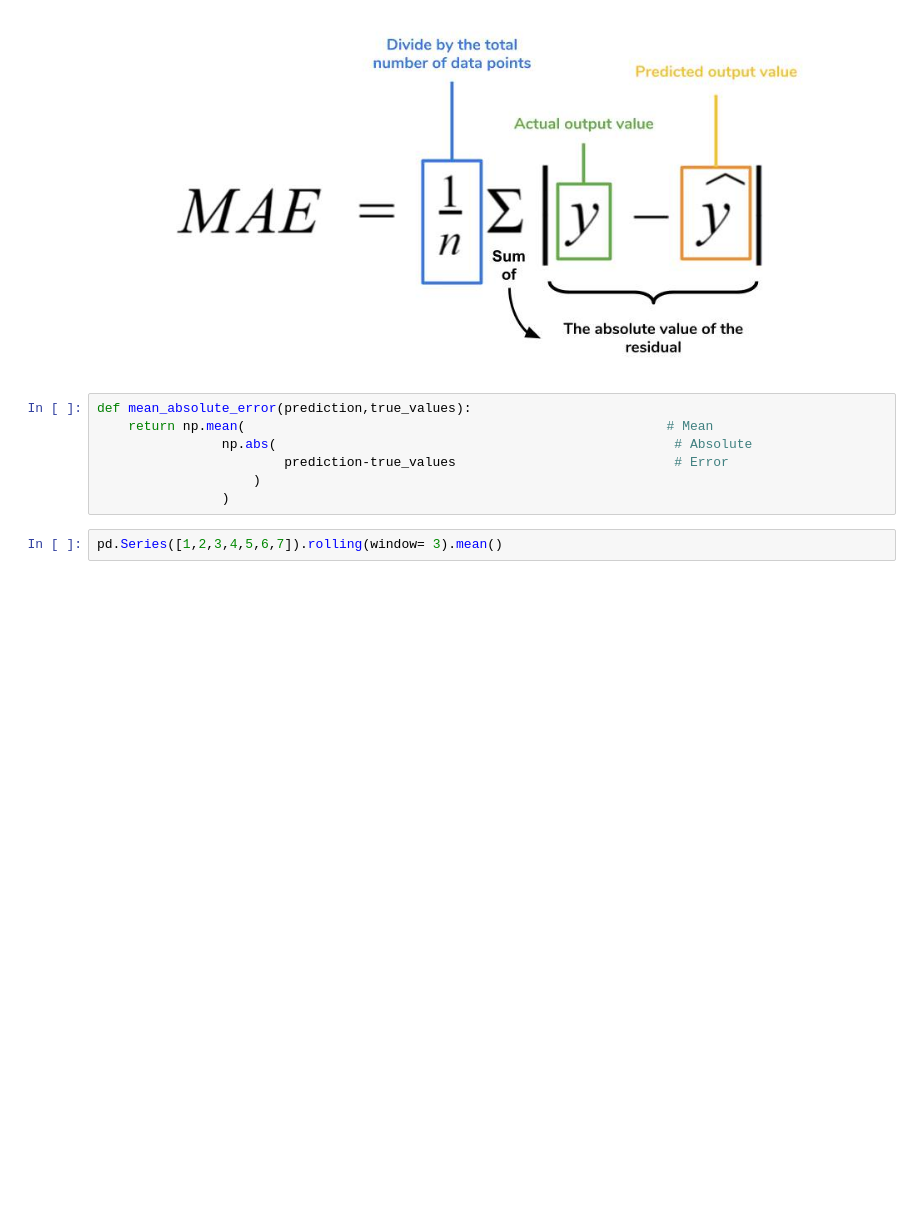
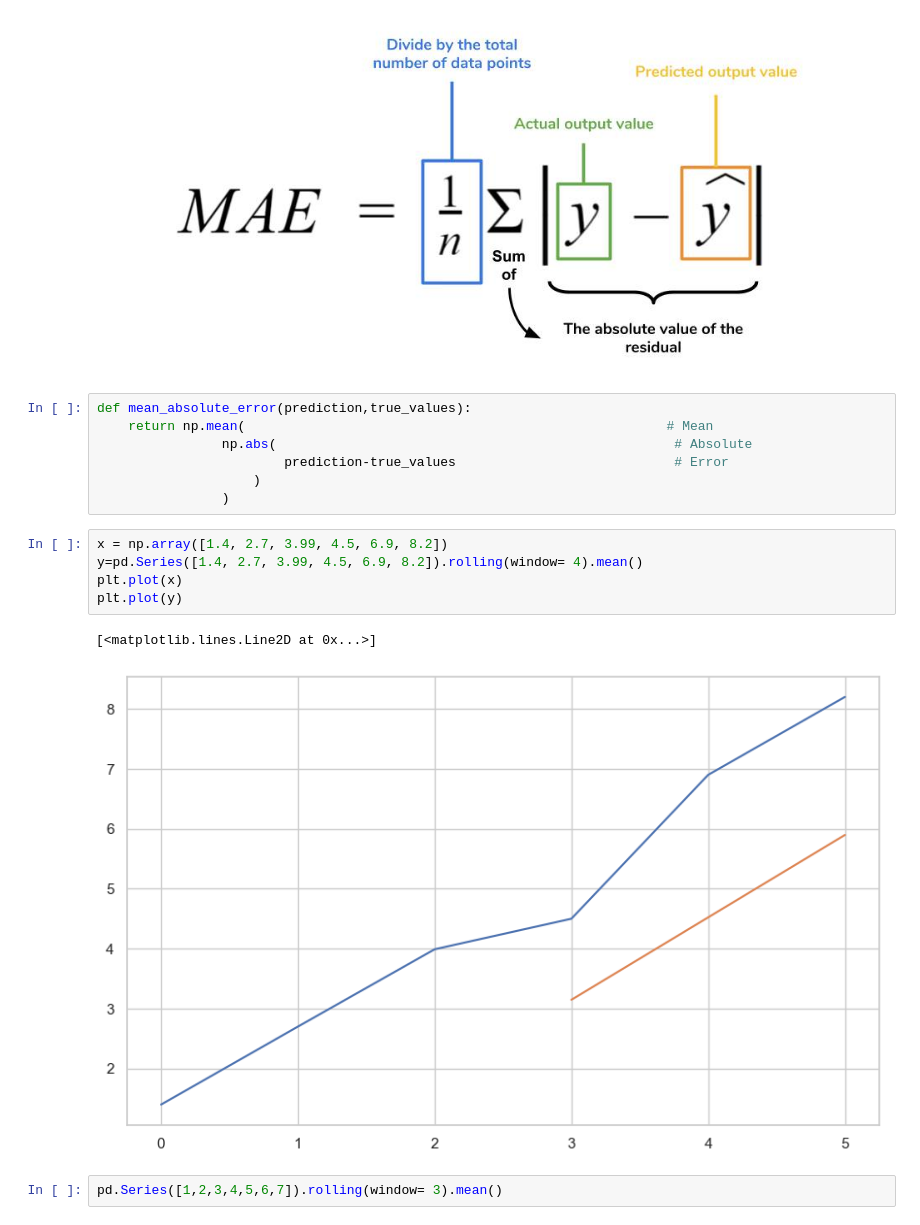
Before and after one commit to dfbustosus/Bootcamp-DS-2024-I, a Jupyter notebook: Clase 22/Fundamentos de series de tiempo.ipynb, the cells around one changed output. Drawn from its saved outputs; the diff is of its cells as text; blank space fills up the shorter version.

Commit message:
Update time series class

```diff
--- a/Clase 22/Fundamentos de series de tiempo.ipynb
+++ b/Clase 22/Fundamentos de series de tiempo.ipynb
@@ -293,6 +276,14 @@ def mean_absolute_error(prediction,true_values):
                         prediction-true_values                            # Error
                     )
                 )
+# %%
+x = np.array([1.4, 2.7, 3.99, 4.5, 6.9, 8.2])
+y=pd.Series([1.4, 2.7, 3.99, 4.5, 6.9, 8.2]).rolling(window= 4).mean()
+plt.plot(x)
+plt.plot(y)
+# %% [output]
+[<matplotlib.lines.Line2D at 0x...>]
+[figure, added]
 # %%
 pd.Series([1,2,3,4,5,6,7]).rolling(window= 3).mean()
 # %% [output]
```
Also changed, not shown: parts of 9 cells of this notebook.
